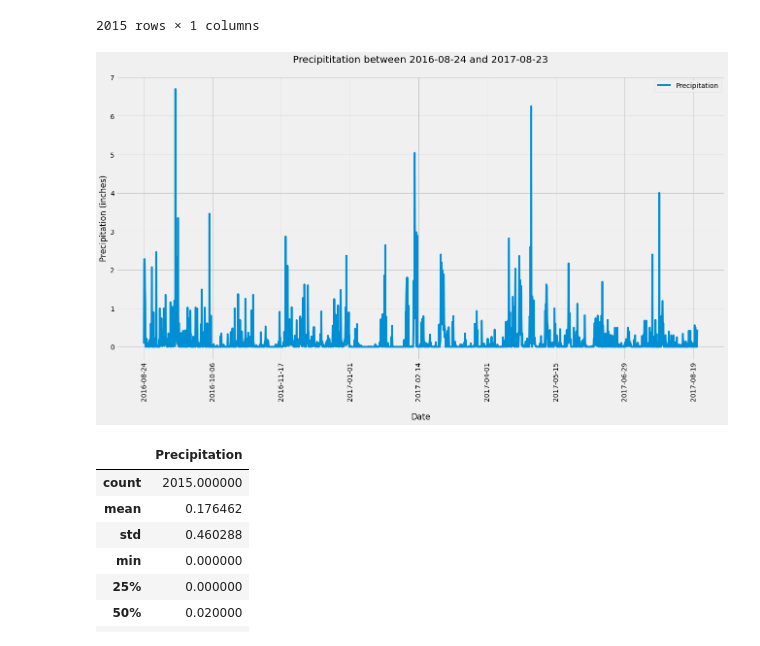
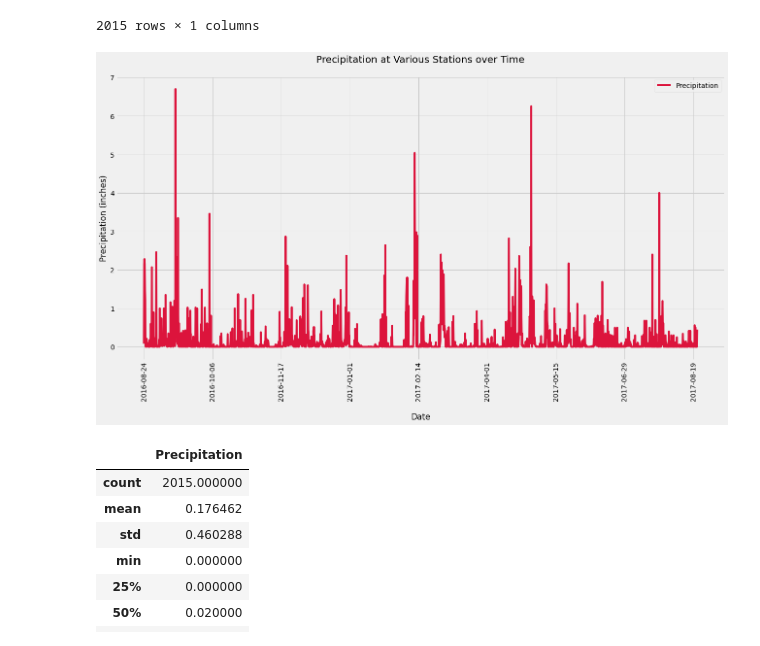
Before and after one commit to Karla-Flores/Sqlalchemy, a Jupyter notebook: climate_starter.ipynb, the cells around one changed output. Cells and saved outputs as stored; diff of their text form; code cells hidden in the pictures.

Commit message:
stations are available in this dataset

```diff
--- a/climate_starter.ipynb
+++ b/climate_starter.ipynb
@@ -126,16 +137,16 @@ df
 # %%
 # Use Pandas Plotting with Matplotlib to plot the data
 fig, ax= plt.subplots(figsize = (20, 10))
-df.plot(ax = ax)
-ax.set_title('Precipititation between 2016-08-24 and 2017-08-23\n')
+df.plot(ax = ax, color = 'crimson')
+ax.set_title('Precipitation at Various Stations over Time\n')
 ax.set_ylabel('Precipitation (inches)')
 ax.set_xlabel('\nDate')
 plt.xticks(rotation=90)
 plt.savefig('Images/Image1.png',bbox_inches = 'tight')
 plt.tight_layout
 plt.show()
 # %% [output]
-[figure, old version]
+[figure, new version]
 # %%
 # Use Pandas to calcualte the summary statistics for the precipitation data
 df.describe()
```
Also changed, not shown: parts of 2 cells of this notebook, 1 other file.
